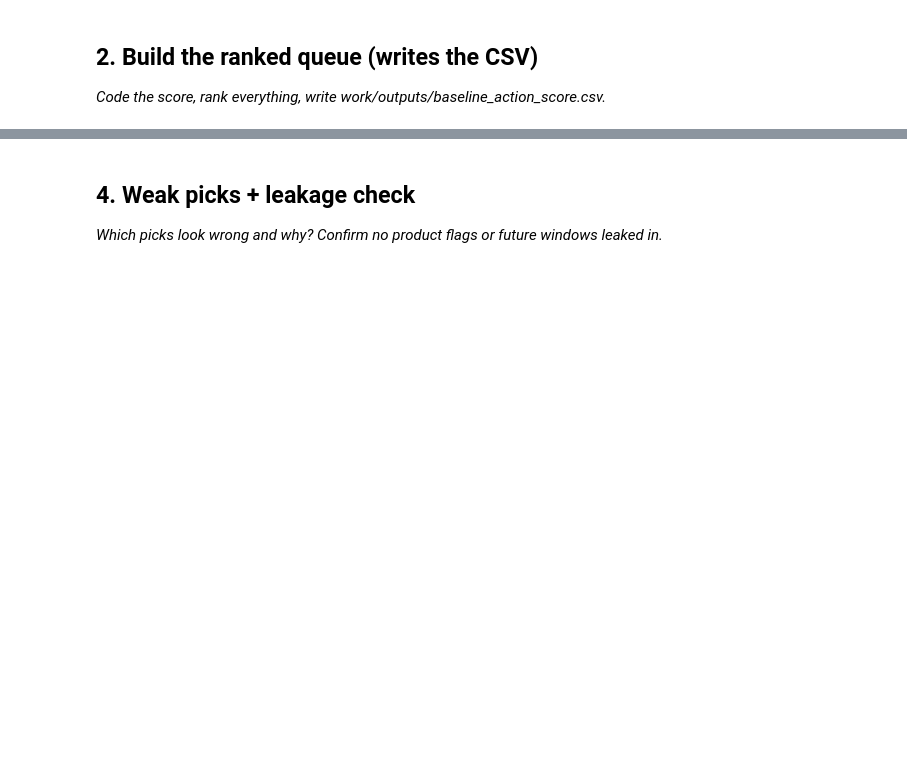
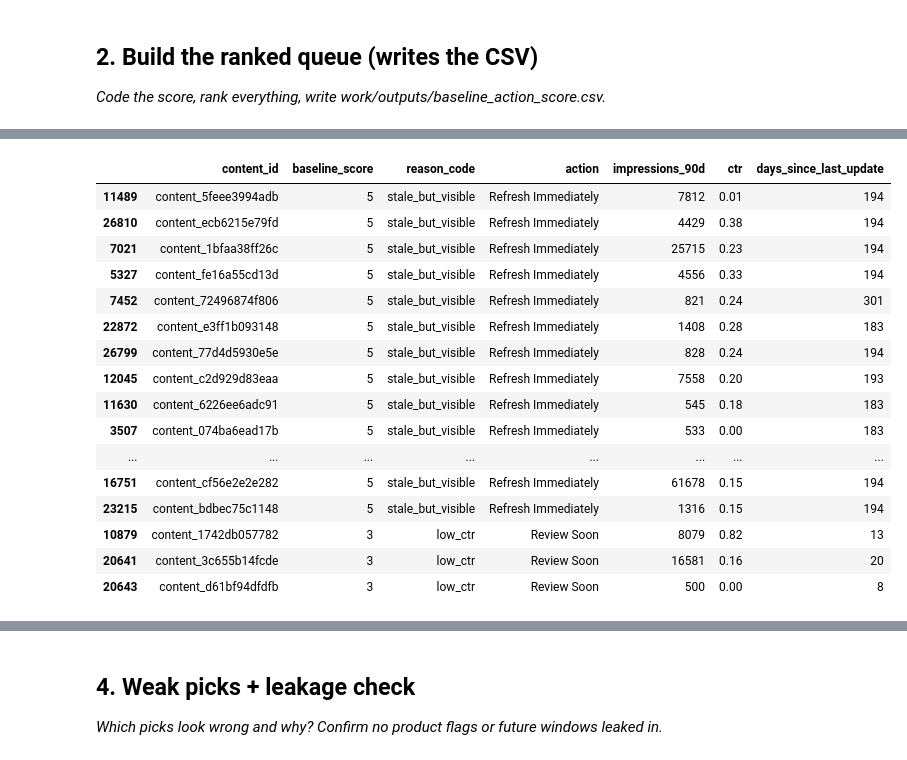
Before and after one commit to Samia2310/flyrank-assignment1-week1, a Jupyter notebook: work/notebooks/w04_baseline_score.ipynb, the cells around one changed output, grey strips where cells are left out. Cells and saved outputs as stored; diff of their text form; code cells hidden in the pictures; blank space fills up the shorter version.

```diff
--- a/work/notebooks/w04_baseline_score.ipynb
+++ b/work/notebooks/w04_baseline_score.ipynb
@@ -29,0 +69,66 @@ This skeleton is yours to fill. Work the sections **in order** — each one has
+# %%
+import pandas as pd
+import os
+
+# Create simple rule features
+df["stale"] = (df["days_since_last_update"] >= 180).astype(int)
+df["visible"] = (df["impressions_90d"] >= 500).astype(int)
+df["low_ctr"] = (df["ctr"] < 1.0).astype(int)
+
+# Baseline score
+df["baseline_score"] = (
+    df["stale"] * 2 +
+    df["visible"] * 2 +
+    df["low_ctr"]
+)
+
+# Reason code
+def reason(row):
+    if row["stale"] and row["visible"]:
+        return "stale_but_visible"
+    elif row["stale"]:
+        return "stale_content"
+    elif row["low_ctr"]:
+        return "low_ctr"
+    else:
+        return "healthy"
+
+df["reason_code"] = df.apply(reason, axis=1)
+
+# Action label
+def action(score):
+    if score >= 5:
+        return "Refresh Immediately"
+    elif score >= 3:
+        return "Review Soon"
+    else:
+        return "Monitor"
+
+df["action"] = df["baseline_score"].apply(action)
+
+# Rank
+df = df.sort_values("baseline_score", ascending=False)
+
+# Save CSV
+os.makedirs("work/outputs", exist_ok=True)
+
+df.to_csv(
+    "work/outputs/baseline_action_score.csv",
+    index=False
+)
+
+print("CSV saved successfully!")
+
+# Show top 20
+top20 = df[[
+    "content_id",
+    "baseline_score",
+    "reason_code",
+    "action",
+    "impressions_90d",
+    "ctr",
+    "days_since_last_update"
+]].head(20)
+
+top20
+# %% [output]
@@ -29,0 +136,17 @@ This skeleton is yours to fill. Work the sections **in order** — each one has
+|  | content_id | baseline_score | reason_code | action | impressions_90d | ctr | days_since_last_update |
+| 11489 | content_5feee3994adb | 5 | stale_but_visible | Refresh Immediately | 7812 | 0.01 | 194 |
+| 26810 | content_ecb6215e79fd | 5 | stale_but_visible | Refresh Immediately | 4429 | 0.38 | 194 |
+| 7021 | content_1bfaa38ff26c | 5 | stale_but_visible | Refresh Immediately | 25715 | 0.23 | 194 |
+| 5327 | content_fe16a55cd13d | 5 | stale_but_visible | Refresh Immediately | 4556 | 0.33 | 194 |
+| 7452 | content_72496874f806 | 5 | stale_but_visible | Refresh Immediately | 821 | 0.24 | 301 |
+| 22872 | content_e3ff1b093148 | 5 | stale_but_visible | Refresh Immediately | 1408 | 0.28 | 183 |
+| 26799 | content_77d4d5930e5e | 5 | stale_but_visible | Refresh Immediately | 828 | 0.24 | 194 |
+| 12045 | content_c2d929d83eaa | 5 | stale_but_visible | Refresh Immediately | 7558 | 0.20 | 193 |
+| 11630 | content_6226ee6adc91 | 5 | stale_but_visible | Refresh Immediately | 545 | 0.18 | 183 |
+| 3507 | content_074ba6ead17b | 5 | stale_but_visible | Refresh Immediately | 533 | 0.00 | 183 |
+| ... | ... | ... | ... | ... | ... | ... | ... |
+| 16751 | content_cf56e2e2e282 | 5 | stale_but_visible | Refresh Immediately | 61678 | 0.15 | 194 |
+| 23215 | content_bdbec75c1148 | 5 | stale_but_visible | Refresh Immediately | 1316 | 0.15 | 194 |
+| 10879 | content_1742db057782 | 3 | low_ctr | Review Soon | 8079 | 0.82 | 13 |
+| 20641 | content_3c655b14fcde | 3 | low_ctr | Review Soon | 16581 | 0.16 | 20 |
+| 20643 | content_d61bf94dfdfb | 3 | low_ctr | Review Soon | 500 | 0.00 | 8 |
```
Also changed, not shown: parts of 13 cells of this notebook.
